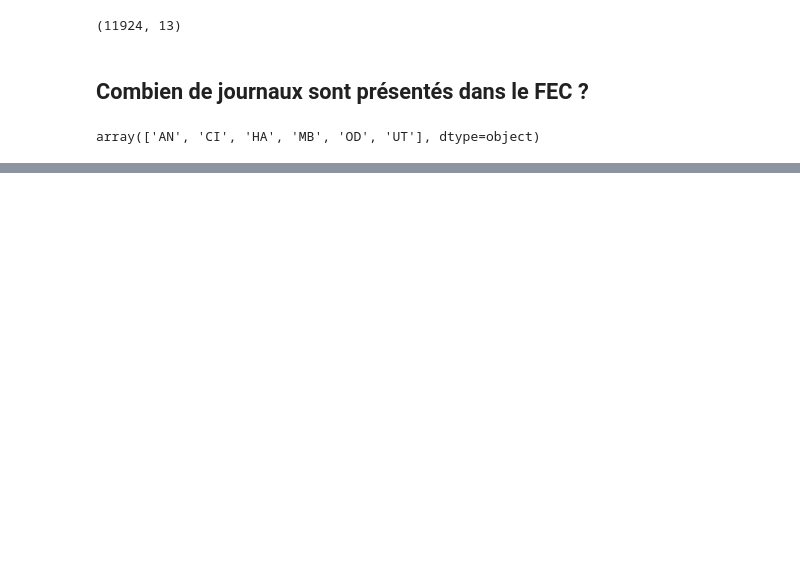
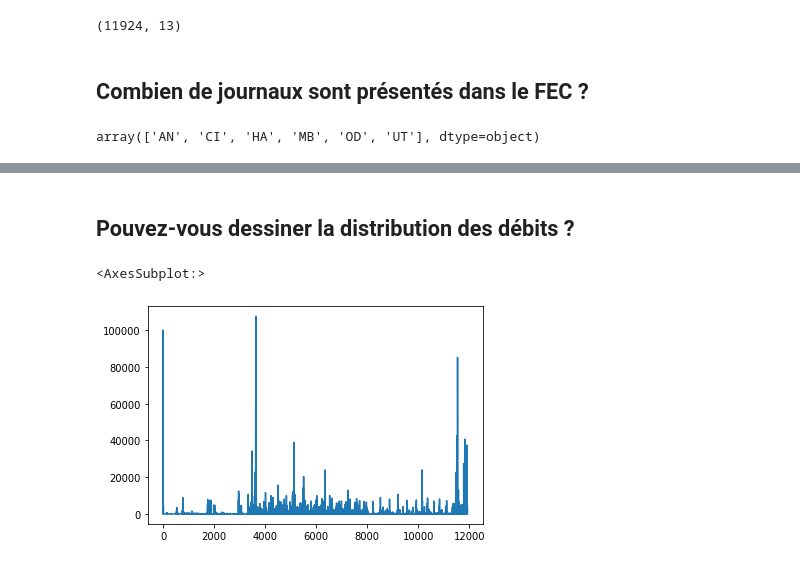
Before and after one commit to agence-fast/formation_croec_projects, a Jupyter notebook: analyse_fec/analyse_fec.ipynb, the cells around one changed output, grey strips where cells are left out. Saved outputs shown, nothing was run; the diff lists cells and outputs as text; code cells hidden in the pictures; blank space fills up the shorter version.

```diff
--- a/analyse_fec/analyse_fec.ipynb
+++ b/analyse_fec/analyse_fec.ipynb
@@ -68,0 +126,7 @@ array(['AN', 'CI', 'HA', 'MB', 'OD', 'UT'], dtype=object)
+# %% [markdown]
+## Pouvez-vous dessiner la distribution des débits ?
+# %%
+fec_df["Credit"].plot()
+# %% [output]
+<AxesSubplot:>
+[figure, added]
```
Also changed, not shown: parts of 16 cells of this notebook, 1 other file.
